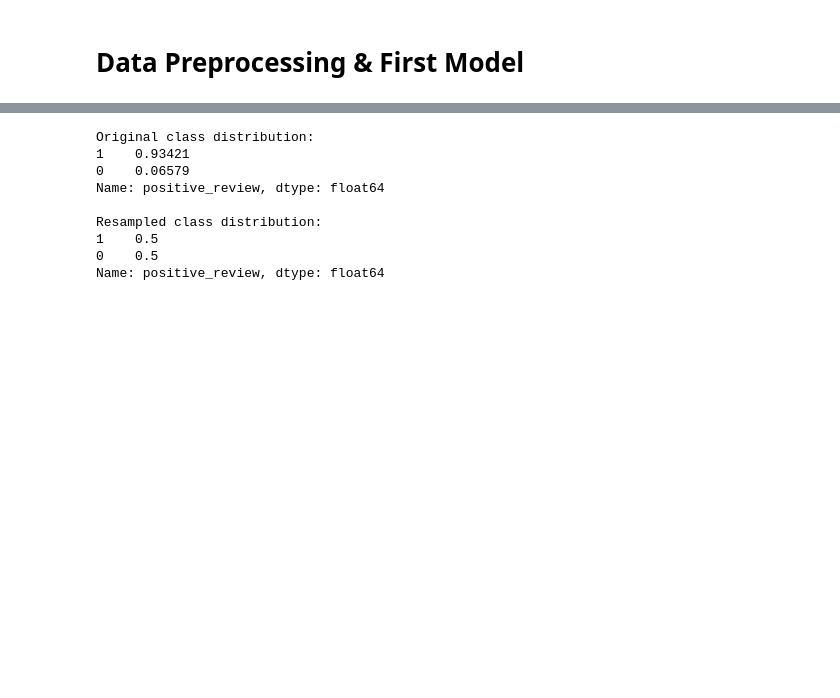
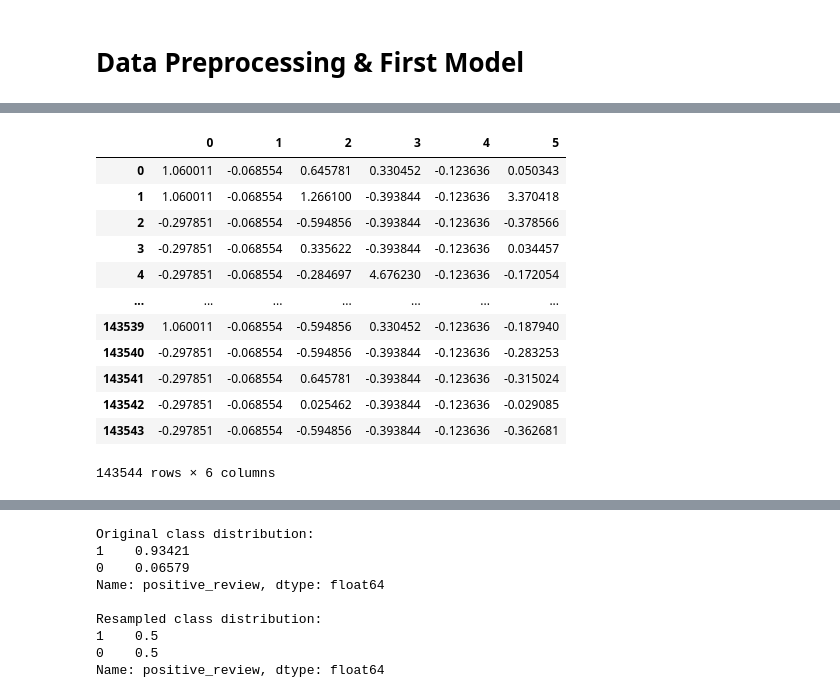
Before and after one commit to EddieJ03/Amazon-Reviews-Project, a Jupyter notebook: DataCleaning.ipynb, the cells around one changed output, grey strips where cells are left out. Drawn from its saved outputs; the diff is of its cells as text; code cells hidden in the pictures; blank space fills up the shorter version.

```diff
--- a/DataCleaning.ipynb
+++ b/DataCleaning.ipynb
@@ -263,3 +342,19 @@ X_test_scaled = scaler.transform(X_test)
 # use random oversampling to account for class imbalance
 oversampler = RandomOverSampler(random_state=42)
 X_train_balanced, y_train_balanced = oversampler.fit_resample(X_train_scaled, y_train)
+# %%
+pd.DataFrame(X_train_balanced)
+# %% [output]
+|  | 0 | 1 | 2 | 3 | 4 | 5 |
+| 0 | 1.060011 | -0.068554 | 0.645781 | 0.330452 | -0.123636 | 0.050343 |
+| 1 | 1.060011 | -0.068554 | 1.266100 | -0.393844 | -0.123636 | 3.370418 |
+| 2 | -0.297851 | -0.068554 | -0.594856 | -0.393844 | -0.123636 | -0.378566 |
+| 3 | -0.297851 | -0.068554 | 0.335622 | -0.393844 | -0.123636 | 0.034457 |
+| 4 | -0.297851 | -0.068554 | -0.284697 | 4.676230 | -0.123636 | -0.172054 |
+| ... | ... | ... | ... | ... | ... | ... |
+| 143539 | 1.060011 | -0.068554 | -0.594856 | 0.330452 | -0.123636 | -0.187940 |
+| 143540 | -0.297851 | -0.068554 | -0.594856 | -0.393844 | -0.123636 | -0.283253 |
+| 143541 | -0.297851 | -0.068554 | 0.645781 | -0.393844 | -0.123636 | -0.315024 |
+| 143542 | -0.297851 | -0.068554 | 0.025462 | -0.393844 | -0.123636 | -0.029085 |
+| 143543 | -0.297851 | -0.068554 | -0.594856 | -0.393844 | -0.123636 | -0.362681 |
+143544 rows × 6 columns
```
Also changed, not shown: parts of 9 cells of this notebook.
